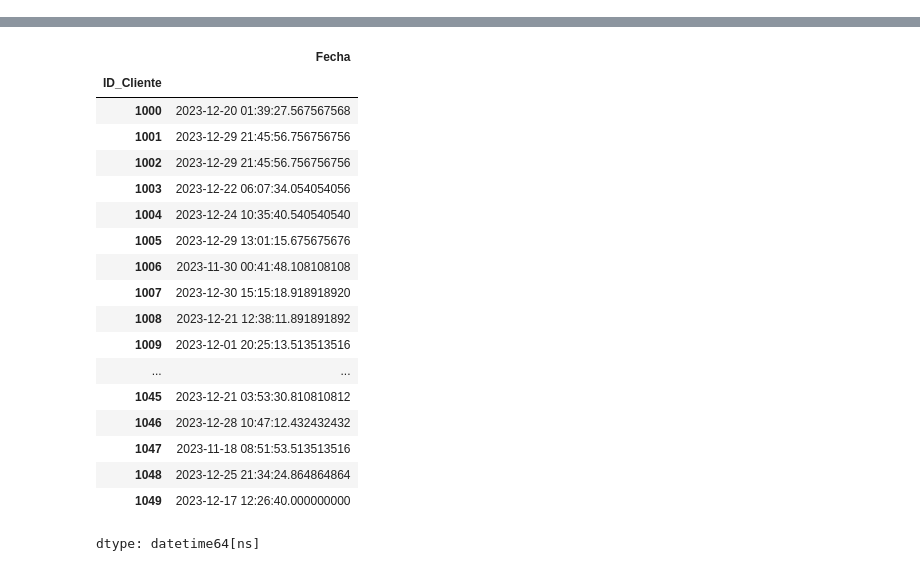
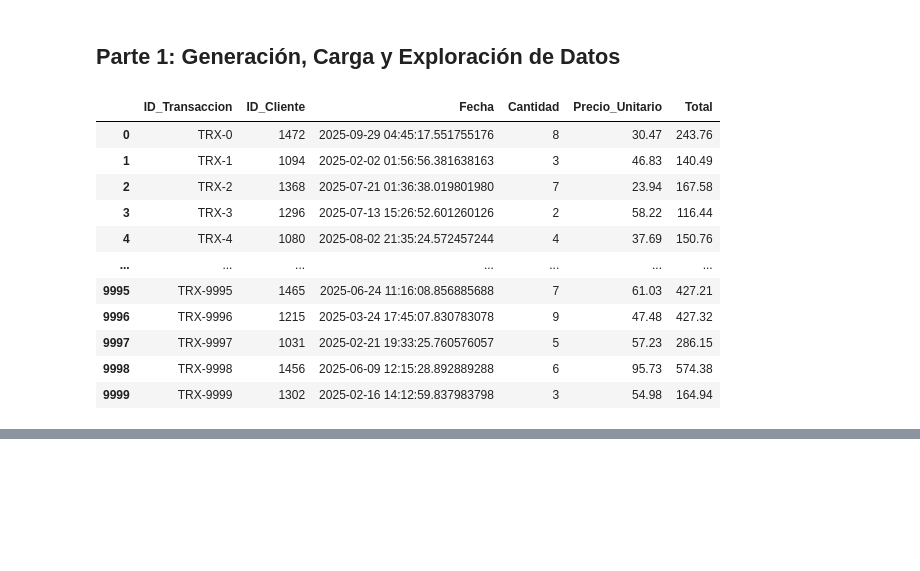
Before and after one commit to isowiki/mi-primer-repositorio-web-, a Jupyter notebook: notebooks/07crmbi.ipynb, the cells around one changed output, grey strips where cells are left out. Drawn from its saved outputs; the diff is of its cells as text; code cells hidden in the pictures; blank space fills up the shorter version.

```diff
--- a/notebooks/07crmbi.ipynb
+++ b/notebooks/07crmbi.ipynb
@@ -20,6 +18,29 @@ n_clientes = 50
+# %% [markdown]
+## Parte 1: Generación, Carga y Exploración de Datos
 # %%
-fechas = pd.date_range(start='2023-01-01', end='2023-12-31', periods=n_transacciones)
-fechas = np. random.choice(fechas, n_transacciones) # Desordenar fechas
-cliente_ids = np. random. randint (1000, 1000 + n_clientes, n_transacciones)
-cantidades = np. random.randint(1, 10, n_transacciones)
-precios = np.round(np. random.uniform(10, 100, n_transacciones), 2)
+import pandas as pd
+import numpy as np
+import datetime
+
+np.random.seed(42)
+n_transacciones = 10000
+n_clientes = 500
+
+# Generación de datos aleatorios
+fechas = pd.date_range(start='2025-01-01', end='2026-01-09', periods=n_transacciones)
+fechas = np.random.choice(fechas, n_transacciones) # Desordenar fechas
+cliente_ids = np.random.randint(1000, 1000 + n_clientes, n_transacciones)
+cantidades = np.random.randint(1, 10, n_transacciones)
+precios = np.round(np.random.uniform(10, 100, n_transacciones), 2)
+
+# Crear DataFrame
+df = pd.DataFrame({
+    'ID_Transaccion': [f'TRX-{i}' for i in range(n_transacciones)],
+    'ID_Cliente': cliente_ids,
+    'Fecha': fechas,
+    'Cantidad': cantidades,
+    'Precio_Unitario': precios
+})
+
+# Calcular Total y Guardar
+df['Total'] = df['Cantidad'] * df['Precio_Unitario']
@@ -37,3 +47,15 @@ df[ 'Total'] = df[ 'Cantidad'] * df[ 'Precio_Unitario']
 # %%
-df["Fecha"].max()
+df
 # %% [output]
+|  | ID_Transaccion | ID_Cliente | Fecha | Cantidad | Precio_Unitario | Total |
+| 0 | TRX-0 | 1472 | 2025-09-29 04:45:17.551755176 | 8 | 30.47 | 243.76 |
+| 1 | TRX-1 | 1094 | 2025-02-02 01:56:56.381638163 | 3 | 46.83 | 140.49 |
+| 2 | TRX-2 | 1368 | 2025-07-21 01:36:38.019801980 | 7 | 23.94 | 167.58 |
+| 3 | TRX-3 | 1296 | 2025-07-13 15:26:52.601260126 | 2 | 58.22 | 116.44 |
+| 4 | TRX-4 | 1080 | 2025-08-02 21:35:24.572457244 | 4 | 37.69 | 150.76 |
+| ... | ... | ... | ... | ... | ... | ... |
+| 9995 | TRX-9995 | 1465 | 2025-06-24 11:16:08.856885688 | 7 | 61.03 | 427.21 |
+| 9996 | TRX-9996 | 1215 | 2025-03-24 17:45:07.830783078 | 9 | 47.48 | 427.32 |
+| 9997 | TRX-9997 | 1031 | 2025-02-21 19:33:25.760576057 | 5 | 57.23 | 286.15 |
+| 9998 | TRX-9998 | 1456 | 2025-06-09 12:15:28.892889288 | 6 | 95.73 | 574.38 |
+| 9999 | TRX-9999 | 1302 | 2025-02-16 14:12:59.837983798 | 3 | 54.98 | 164.94 |
@@ -41,23 +62,0 @@ Timestamp('2023-12-30 15:15:18.918918920')
-# %%
-df_rfm=df.groupby("ID_Cliente")["Fecha"].max()
-df_rfm
-# %% [output]
-|  | Fecha |
-| ID_Cliente |  |
-| 1000 | 2023-12-20 01:39:27.567567568 |
-| 1001 | 2023-12-29 21:45:56.756756756 |
-| 1002 | 2023-12-29 21:45:56.756756756 |
-| 1003 | 2023-12-22 06:07:34.054054056 |
-| 1004 | 2023-12-24 10:35:40.540540540 |
-| 1005 | 2023-12-29 13:01:15.675675676 |
-| 1006 | 2023-11-30 00:41:48.108108108 |
-| 1007 | 2023-12-30 15:15:18.918918920 |
-| 1008 | 2023-12-21 12:38:11.891891892 |
-| 1009 | 2023-12-01 20:25:13.513513516 |
-| ... | ... |
-| 1045 | 2023-12-21 03:53:30.810810812 |
-| 1046 | 2023-12-28 10:47:12.432432432 |
-| 1047 | 2023-11-18 08:51:53.513513516 |
-| 1048 | 2023-12-25 21:34:24.864864864 |
-| 1049 | 2023-12-17 12:26:40.000000000 |
-dtype: datetime64[ns]
```
Also changed, not shown: parts of 12 cells of this notebook.
